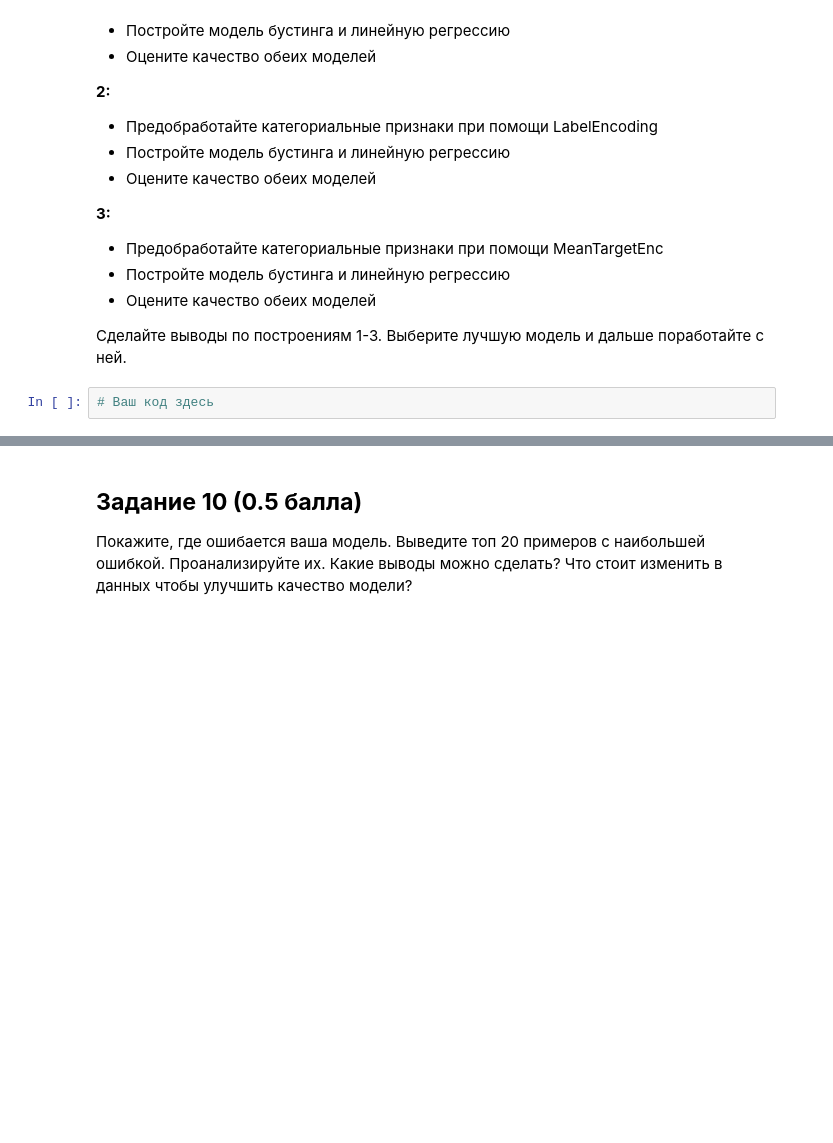
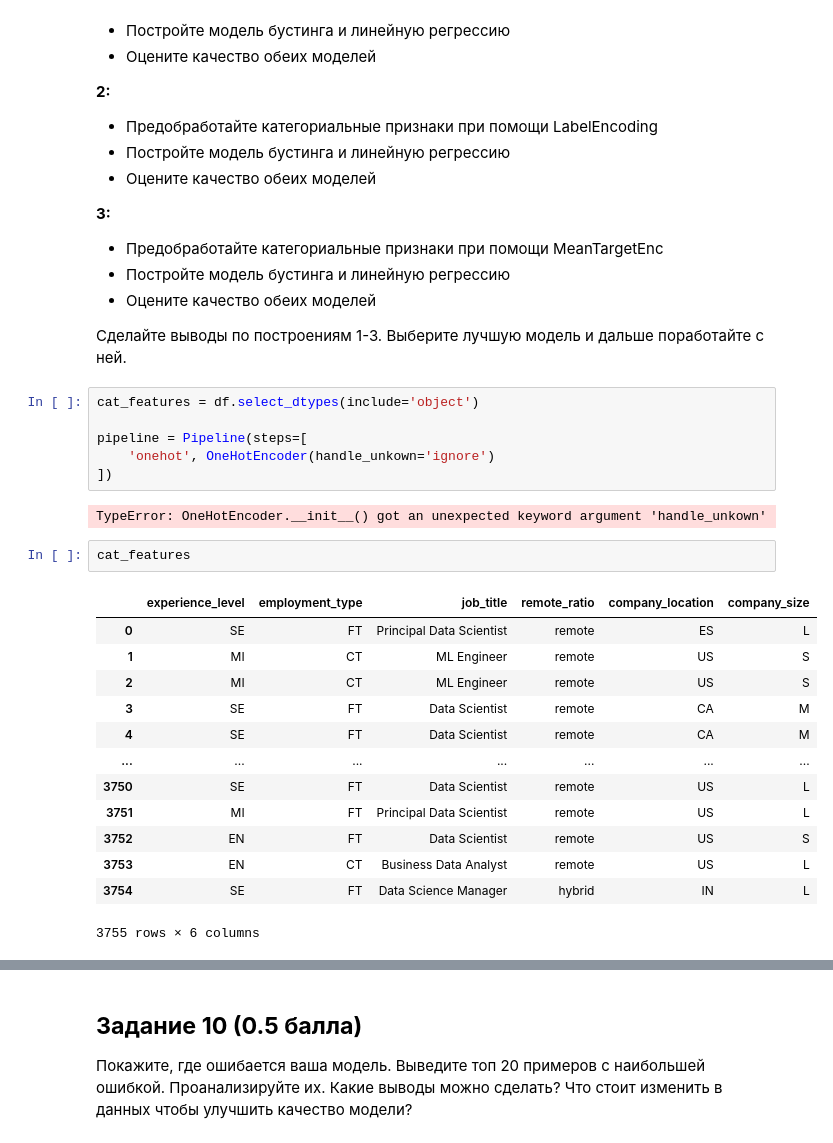
Before and after one commit to quantority/HSE-AI, a Jupyter notebook: AI_HW5_boosting_base_(1).ipynb, the cells around one changed output, grey strips where cells are left out. Cells and saved outputs as stored; diff of their text form; blank space fills up the shorter version.

```diff
--- a/AI_HW5_boosting_base_(1).ipynb
+++ b/AI_HW5_boosting_base_(1).ipynb
@@ -320,5 +373,27 @@ MAPE: 0.6947534876279892
 - Оцените качество обеих моделей
 
 Сделайте выводы по построениям 1-3. Выберите лучшую модель и дальше поработайте с ней.
-# %%
-# Ваш код здесь
+# %%
+cat_features = df.select_dtypes(include='object')
+
+pipeline = Pipeline(steps=[
+    'onehot', OneHotEncoder(handle_unkown='ignore')
+])
+# %% [output]
+TypeError: OneHotEncoder.__init__() got an unexpected keyword argument 'handle_unkown'
+# %%
+cat_features
+# %% [output]
+|  | experience_level | employment_type | job_title | remote_ratio | company_location | company_size |
+| 0 | SE | FT | Principal Data Scientist | remote | ES | L |
+| 1 | MI | CT | ML Engineer | remote | US | S |
+| 2 | MI | CT | ML Engineer | remote | US | S |
+| 3 | SE | FT | Data Scientist | remote | CA | M |
+| 4 | SE | FT | Data Scientist | remote | CA | M |
+| ... | ... | ... | ... | ... | ... | ... |
+| 3750 | SE | FT | Data Scientist | remote | US | L |
+| 3751 | MI | FT | Principal Data Scientist | remote | US | L |
+| 3752 | EN | FT | Data Scientist | remote | US | S |
+| 3753 | EN | CT | Business Data Analyst | remote | US | L |
+| 3754 | SE | FT | Data Science Manager | hybrid | IN | L |
+3755 rows × 6 columns
```
Also changed, not shown: parts of 20 cells of this notebook.
